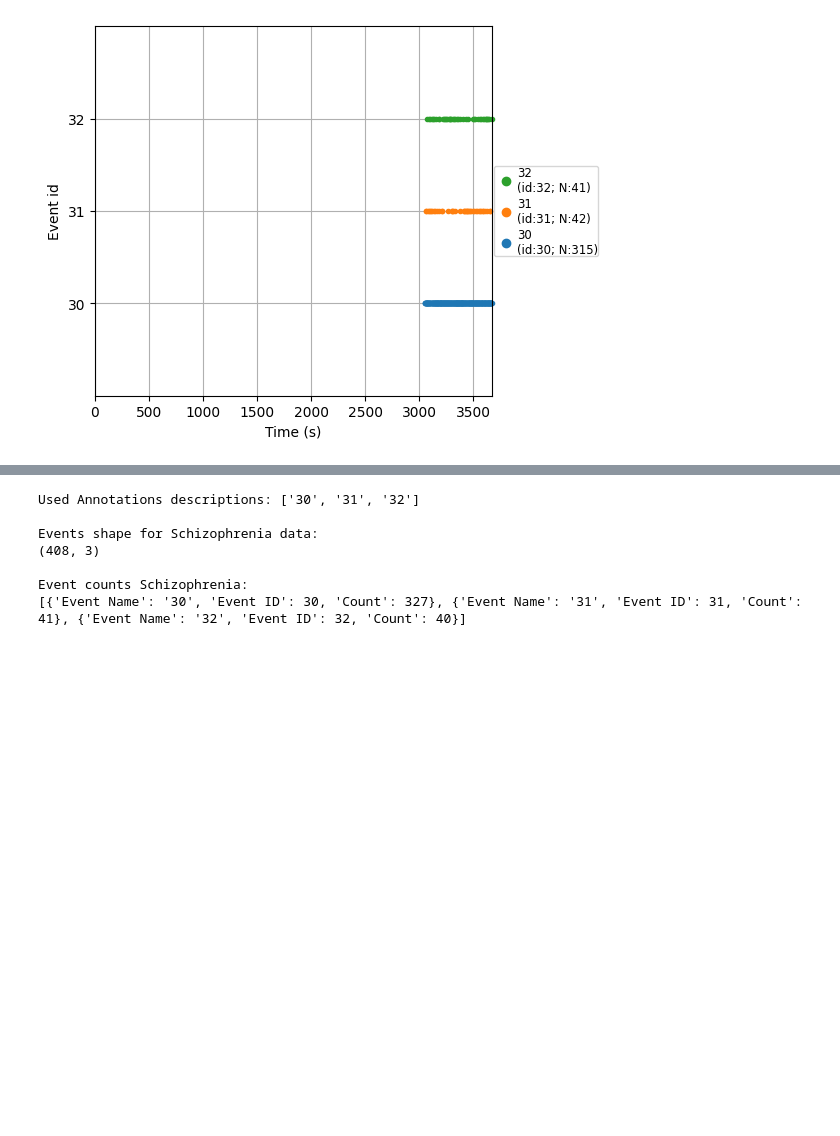
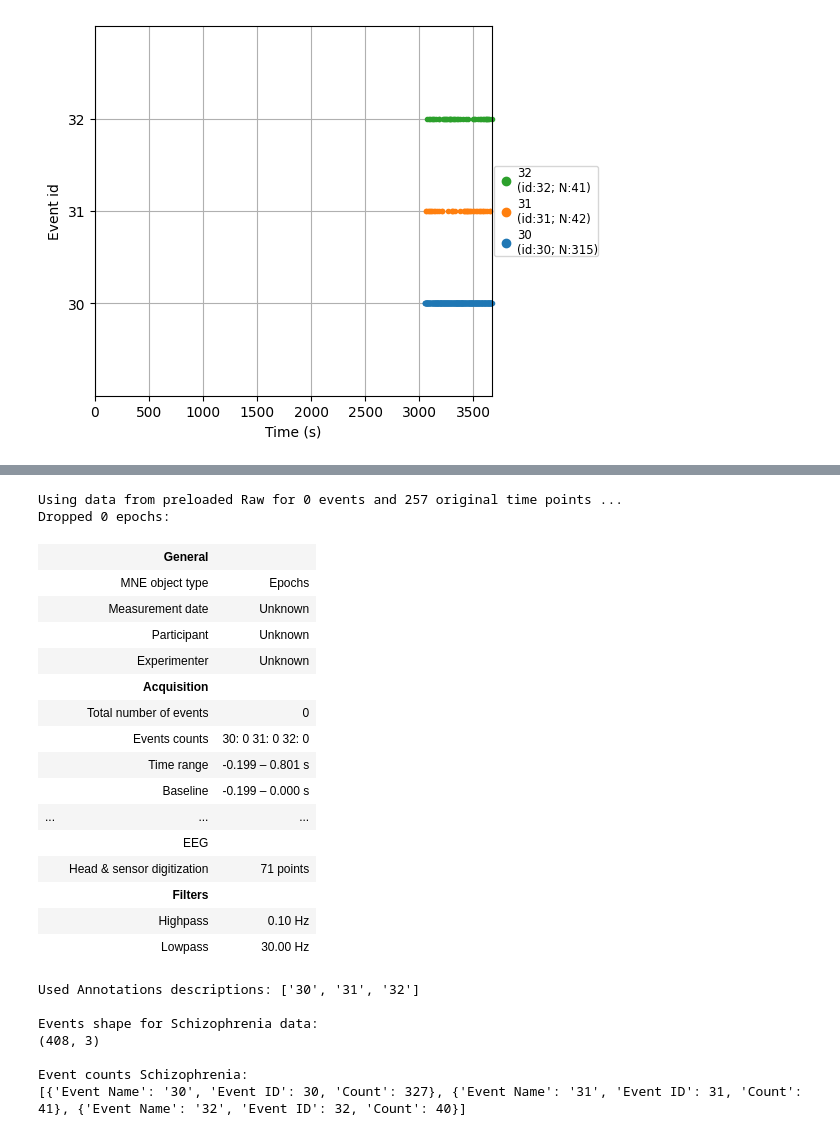
Before and after one commit to cesarz10/Neurophysiological-Signal-Processing-Project, a Jupyter notebook: CesarZapata_NSP_Project.ipynb, the cells around one changed output, grey strips where cells are left out. Drawn from its saved outputs; the diff is of its cells as text; code cells hidden in the pictures; blank space fills up the shorter version.

Commit message:
Done with filtering and epoching as corresponding. Next step is to averageand perform baseline correction.

```diff
--- a/CesarZapata_NSP_Project.ipynb
+++ b/CesarZapata_NSP_Project.ipynb
@@ -175,11 +184,13 @@ Event counts control:
 [{'Event Name': '30', 'Event ID': 30, 'Count': 315}, {'Event Name': '31', 'Event ID': 31, 'Count': 42}, {'Event Name': '32', 'Event ID': 32, 'Count': 41}]
 [figure]
 # %%
-# Epoching the signal based on the time
+# Epoching the signal for P300 based on the time
 t_min = -0.199  # Start time of the epoch (in seconds)
 t_max = 0.8   # End time of the epoch (in seconds)
-epochs_std_ctrl = mne.Epochs(bandstop_raw_ctrl, events=events_data_ctrl, event_id=event_id_data_ctrl, tmin=t_min, tmax=t_max, baseline=(t_min, 0.0))#, reject_by_annotation=True)
-mne.drop.bad_epochs(epochs_std_ctrl, bad_epochs=epochs_std_ctrl)
+reject_peaks = dict(eeg=120e-6)  # Reject epochs with peak-to-peak amplitude exceeding 120µV
+epochs_std_ctrl = mne.Epochs(bandstop_raw_ctrl, events=events_data_ctrl, event_id=event_id_data_ctrl, tmin=t_min, tmax=t_max, reject=reject_peaks, baseline=(t_min, 0.0))#, reject_by_annotation=True)
+# mne.drop.bad_epochs(epochs_std_ctrl, bad_epochs=epochs_std_ctrl)
+# epochs_std_ctrl.drop.bad_epochs(epochs_std_ctrl, bad_epochs=epochs_std_ctrl)
 print(f"\nEpochs shape for control data:\n{epochs_std_ctrl.get_data().shape}") # number of epochs, number of channels, timepoinst inside epoch (1s at 256Hz smaple rate) )
 # %% [output]
 Not setting metadata
@@ -194,3 +215,37 @@ Epochs shape for control data:
+# %%
+# Rejecting based on absolute maximum amplitude and flat signal
+epochs_data_std_ctrl = epochs_std_ctrl.get_data()
+
+artifact_epochs_std_ctrl = []
+
+for i, epoch in enumerate(epochs_data_std_ctrl):
+
+    flat_signal = (np.ptp(epoch, axis=1) < 1e-6).any() # minimal activity for signal not to be flat: 1µV
+    high_amplitude = (epoch.max(axis=1) > 80e-6).any() # 80µV threshold
+
+    if flat_signal or high_amplitude:
+        artifact_epochs_std_ctrl.append(i)
+
+epochs_std_ctrl.drop(artifact_epochs_std_ctrl)
+# %% [output]
+Using data from preloaded Raw for 0 events and 257 original time points ...
+Dropped 0 epochs:
+|  | General |  |
+|  | MNE object type | Epochs |
+|  | Measurement date | Unknown |
+|  | Participant | Unknown |
+|  | Experimenter | Unknown |
+|  | Acquisition |  |
+|  | Total number of events | 0 |
+|  | Events counts | 30: 0 31: 0 32: 0 |
+|  | Time range | -0.199 – 0.801 s |
+|  | Baseline | -0.199 – 0.000 s |
+| ... | ... | ... |
+|  | EEG |  |
+|  | Head & sensor digitization | 71 points |
+|  | Filters |  |
+|  | Highpass | 0.10 Hz |
+|  | Lowpass | 30.00 Hz |
 # %%
 # Epoching the data for Schizophrenia subjects
 events_data_schz, event_id_data_schz = mne.events_from_annotations(bandstop_raw_schz, event_id=event_ids)
```
Also changed, not shown: parts of 4 cells of this notebook.
